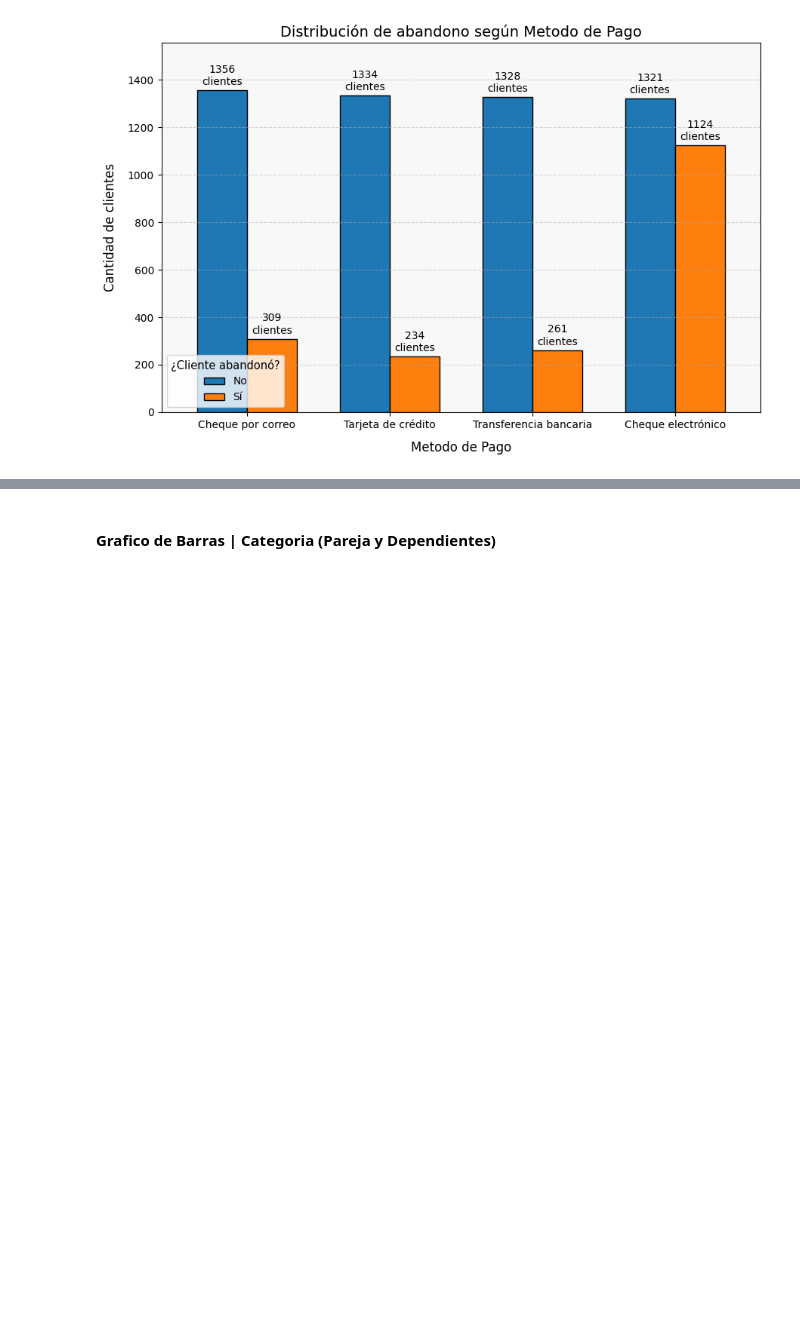
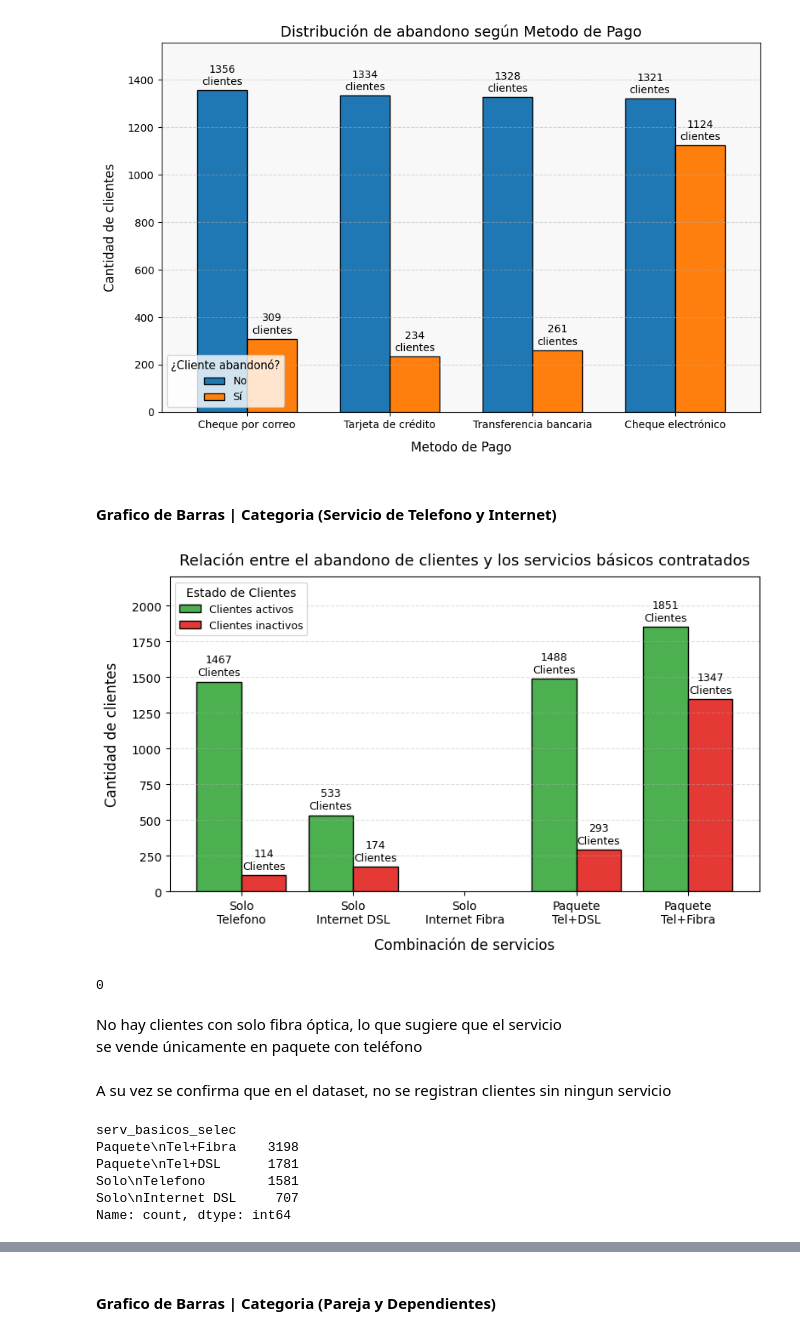
Before and after one commit to MigXDev/CS_Datos_I_DESAFIO_2, a Jupyter notebook: challenge2-data-science-LATAM-main/TelecomX_LATAM.ipynb, the cells around one changed output, grey strips where cells are left out. Saved outputs shown, nothing was run; the diff lists cells and outputs as text; code cells hidden in the pictures; blank space fills up the shorter version.

Commit message:
Finalizacion | Graficos Categoricos

```diff
--- a/challenge2-data-science-LATAM-main/TelecomX_LATAM.ipynb
+++ b/challenge2-data-science-LATAM-main/TelecomX_LATAM.ipynb
@@ -1689,3 +1689,5 @@ plt.tight_layout()
 plt.show()
 # %% [output]
 [figure]
+# %% [markdown]
+#### Grafico de Barras | Categoria (Servicio de Telefono y Internet)
@@ -1691,0 +1712,70 @@ plt.show()
+# %%
+# Agrupación
+df_servicios_basicos = df_Datos_Traducidos.groupby(['serv_basicos_selec', 'abandono_cliente']).size().unstack().fillna(0)
+
+# Orden personalizado de las categorías
+orden_2 = ['Solo\nTelefono','Solo\nInternet DSL','Solo\nInternet Fibra','Paquete\nTel+DSL','Paquete\nTel+Fibra']
+df_servicios_basicos = df_servicios_basicos.reindex(orden_2)
+# %%
+# Graficar barras agrupadas
+fig, ax = plt.subplots(figsize=(8, 5))
+bar_width = 0.4
+x = range(len(df_servicios_basicos))
+
+ax.bar(
+    [i - bar_width/2 for i in x],
+    df_servicios_basicos['No'],
+    width=bar_width,
+    label='Clientes activos',
+    color='#4CAF50',
+    edgecolor='black'
+)
+
+ax.bar(
+    [i + bar_width/2 for i in x],
+    df_servicios_basicos['Si'],
+    width=bar_width,
+    label='Clientes inactivos',
+    color='#E53935',
+    edgecolor='black'
+)
+
+# Etiquetas
+ax.set_xticks(list(x))
+ax.set_xticklabels(orden_2, rotation=0)
+ax.set_ylabel('Cantidad de clientes', fontsize=12, labelpad=10)
+ax.set_xlabel('Combinación de servicios', fontsize=12, labelpad=10)
+ax.set_title('Relación entre el abandono de clientes y los servicios básicos contratados', fontsize=13,pad=10)
+ax.legend(title='Estado de Clientes', fontsize=9)
+ax.grid(axis='y', linestyle='--', alpha=0.4)
+
+# Etiquetas con la cantidad exacta de clientes sobre cada barra
+for container in ax.containers:
+    ax.bar_label(container, fmt='%d\nClientes', label_type='edge', fontsize=9, padding=3)
+
+ax.set_ylim(0, 2200)
+
+plt.tight_layout()
+plt.show()
+# %% [output]
+[figure, added]
+# %%
+print(df_Datos_Traducidos[
+    (df_Datos_Traducidos['servicio_internet'] == 'Fibra óptica') &
+    (df_Datos_Traducidos['servicio_telefono'] == 'No')
+].shape[0])  # Devuelve el número de filas que cumplen la condición
+# %% [output]
+0
+# %% [markdown]
+No hay clientes con solo fibra óptica, lo que sugiere que el servicio <br>se vende únicamente en paquete con teléfono
+# %% [markdown]
+A su vez se confirma que en el dataset, no se registran clientes sin ningun servicio
+# %%
+print(df_Datos_Traducidos['serv_basicos_selec'].value_counts())
+# %% [output]
+serv_basicos_selec
+Paquete\nTel+Fibra    3198
+Paquete\nTel+DSL      1781
+Solo\nTelefono        1581
+Solo\nInternet DSL     707
+Name: count, dtype: int64
```
Also changed, not shown: parts of 22 cells of this notebook.
